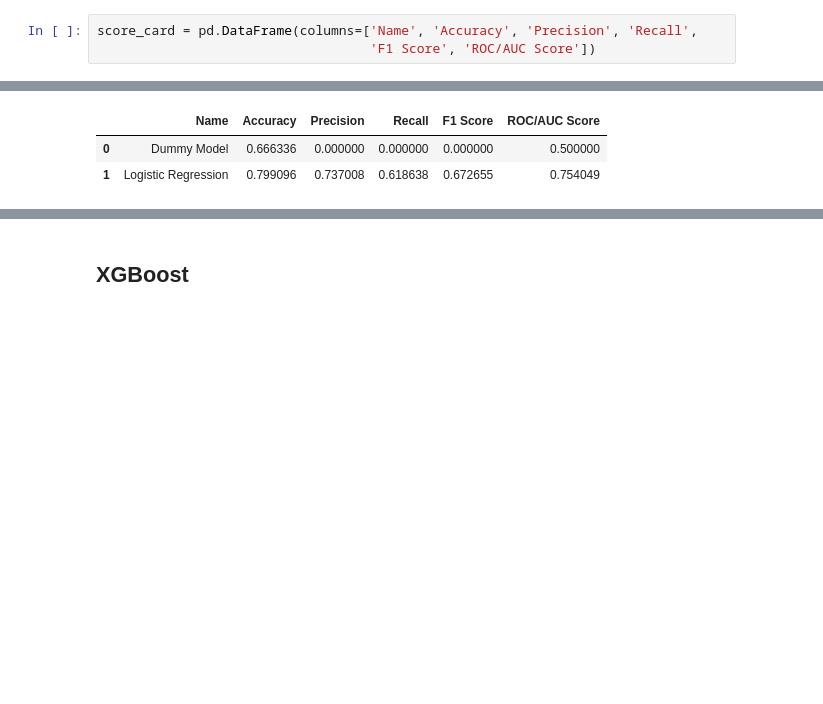
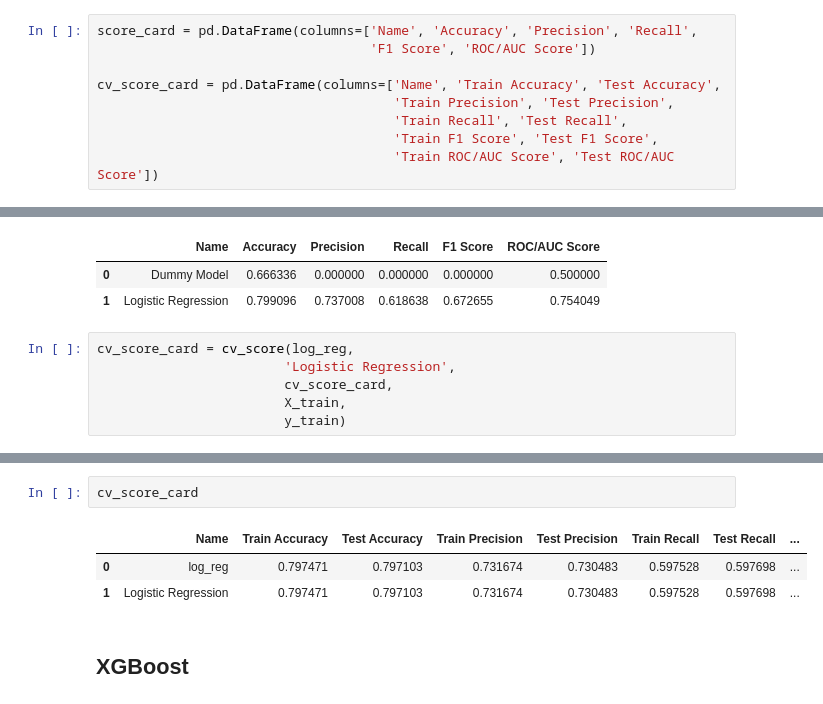
Before and after one commit to mduncan23/Hotel_Cancellation_Predictor, a Jupyter notebook: Hotel_Cancellation_Notebook-Clean.ipynb, the cells around one changed output, grey strips where cells are left out. Saved outputs shown, nothing was run; the diff lists cells and outputs as text; blank space fills up the shorter version.

```diff
--- a/Hotel_Cancellation_Notebook-Clean.ipynb
+++ b/Hotel_Cancellation_Notebook-Clean.ipynb
@@ -596,6 +552,12 @@ X_train, X_test, y_train, y_test = train_test_split(X, y, random_state=42)
 # %%
 score_card = pd.DataFrame(columns=['Name', 'Accuracy', 'Precision', 'Recall',
                                    'F1 Score', 'ROC/AUC Score'])
+
+cv_score_card = pd.DataFrame(columns=['Name', 'Train Accuracy', 'Test Accuracy',
+                                      'Train Precision', 'Test Precision',
+                                      'Train Recall', 'Test Recall',
+                                      'Train F1 Score', 'Test F1 Score',
+                                      'Train ROC/AUC Score', 'Test ROC/AUC Score'])
 # %% [markdown]
 ## Dummy Model
 # %%
@@ -658,3 +620,9 @@ score_card
 |  | Name | Accuracy | Precision | Recall | F1 Score | ROC/AUC Score |
 | 0 | Dummy Model | 0.666336 | 0.000000 | 0.000000 | 0.000000 | 0.500000 |
 | 1 | Logistic Regression | 0.799096 | 0.737008 | 0.618638 | 0.672655 | 0.754049 |
+# %%
+cv_score_card = cv_score(log_reg,
+                        'Logistic Regression',
+                        cv_score_card,
+                        X_train,
+                        y_train)
@@ -661,3 +647,9 @@ score_card
+# %%
+cv_score_card
+# %% [output]
+|  | Name | Train Accuracy | Test Accuracy | Train Precision | Test Precision | Train Recall | Test Recall | ... |
+| 0 | log_reg | 0.797471 | 0.797103 | 0.731674 | 0.730483 | 0.597528 | 0.597698 | ... |
+| 1 | Logistic Regression | 0.797471 | 0.797103 | 0.731674 | 0.730483 | 0.597528 | 0.597698 | ... |
 # %% [markdown]
 ## XGBoost
 # %% [markdown]
```
Also changed, not shown: parts of 23 cells of this notebook, 1 other file.
